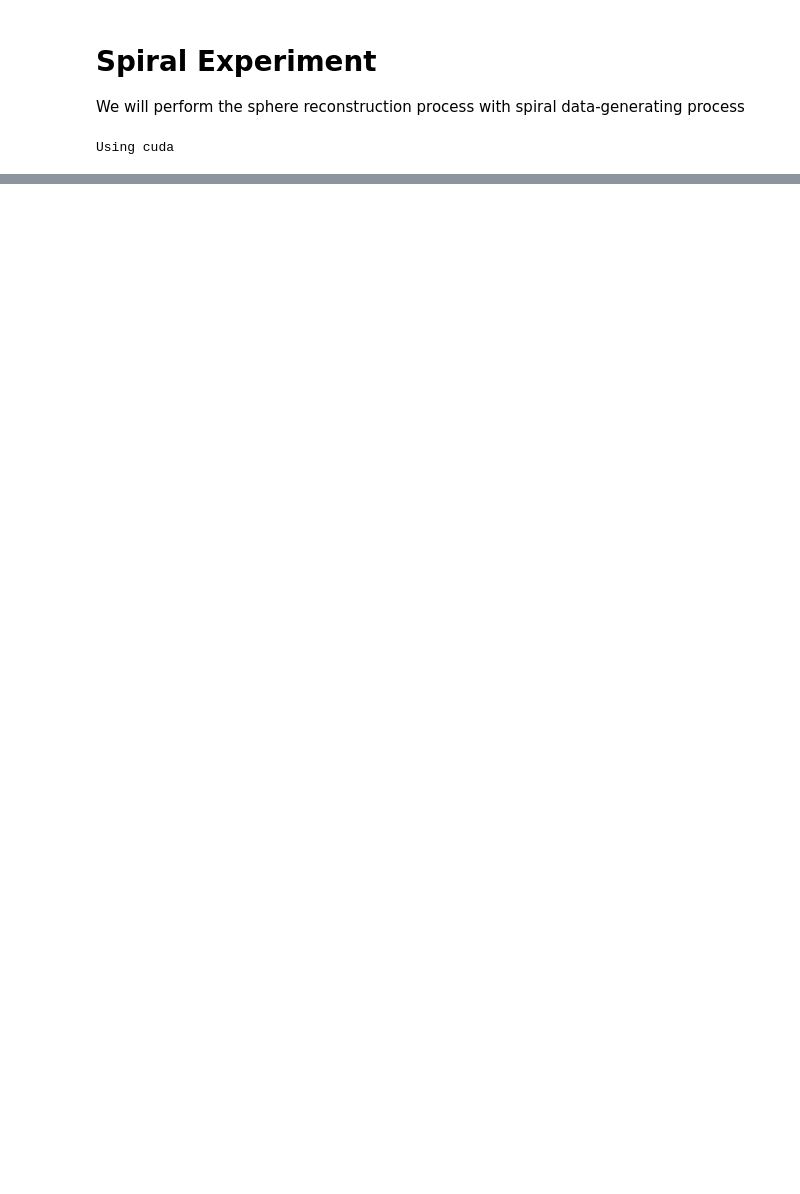
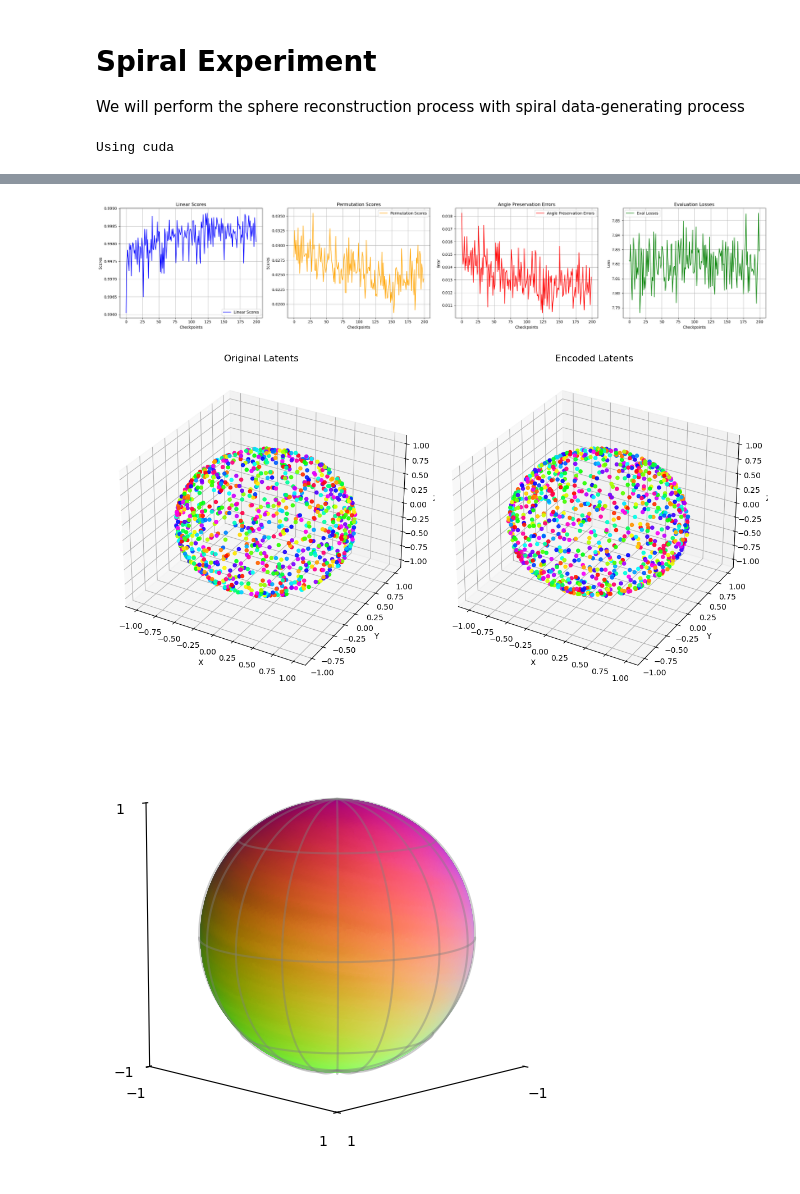
Before and after one commit to BosonicJustin/CLTheory, a Jupyter notebook: experiments/diversity_holds/spiral_holds.ipynb, the cells around one changed output, grey strips where cells are left out. Saved outputs shown, nothing was run; the diff lists cells and outputs as text; code cells hidden in the pictures; blank space fills up the shorter version.

Commit message:
Save encoders

```diff
--- a/experiments/diversity_holds/spiral_holds.ipynb
+++ b/experiments/diversity_holds/spiral_holds.ipynb
@@ -120 +120,26 @@ Loss: 7.831550121307373 Samples processed: 3981 linear disentanglement: 0.997746
 [figure]
+# %%
+from torch import nn
+from encoders import InverseSpiralEncoder
+
+
+simclr_biased = SimCLR(
+    InverseSpiralEncoder(3, 3, 2), g_spiral, sample_pair_fixed, sample_uniform_fixed, tau, device
+)
+
+f, scores = simclr_vmf.train(batch, iterations)
+
+h = lambda z: f(g_spiral(z))
+
+z = sphere.uniform(1000).to(device)
+z_enc = h(z).to(device)
+
+plot_scores(plt, scores)
+visualize_spheres_side_by_side(plt, z.cpu(), z_enc.cpu())
+
+z = sphere.uniform(100000).to(device)
+z_enc = h(z).to(device)
+
+fig = scatter3d_sphere(plt, z.cpu(), z_enc.cpu(), s=10, a=.8)
+fig = scatter3d_sphere(plt, z.cpu(), z.cpu(), s=10,a=0.8)
+# %% [output]
@@ -120,0 +163,3 @@ Loss: 7.831550121307373 Samples processed: 3981 linear disentanglement: 0.997746
+[figure, added]
+[figure, added]
+[figure, added]
```
Also changed, not shown: parts of 4 cells of this notebook, 7 other files.
